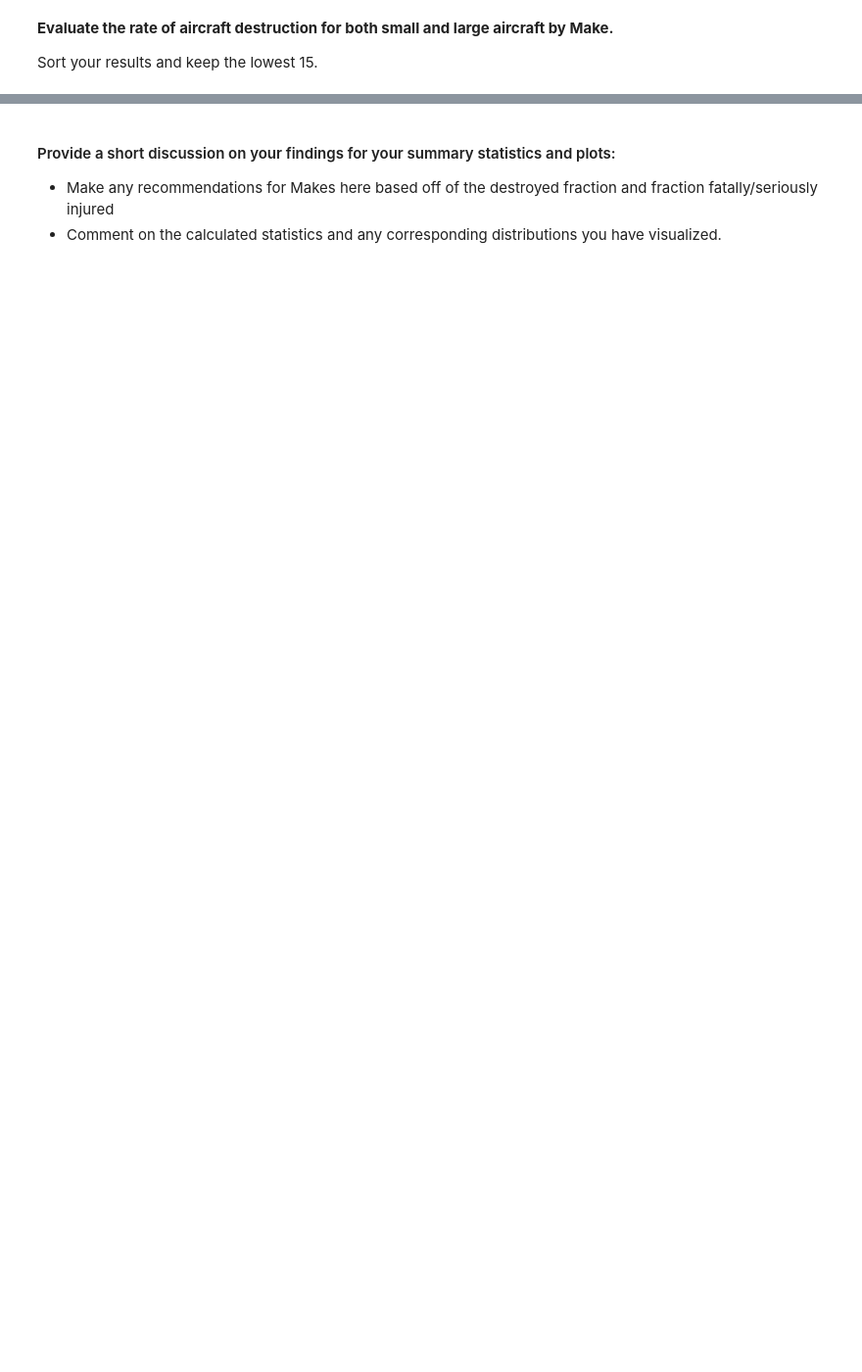
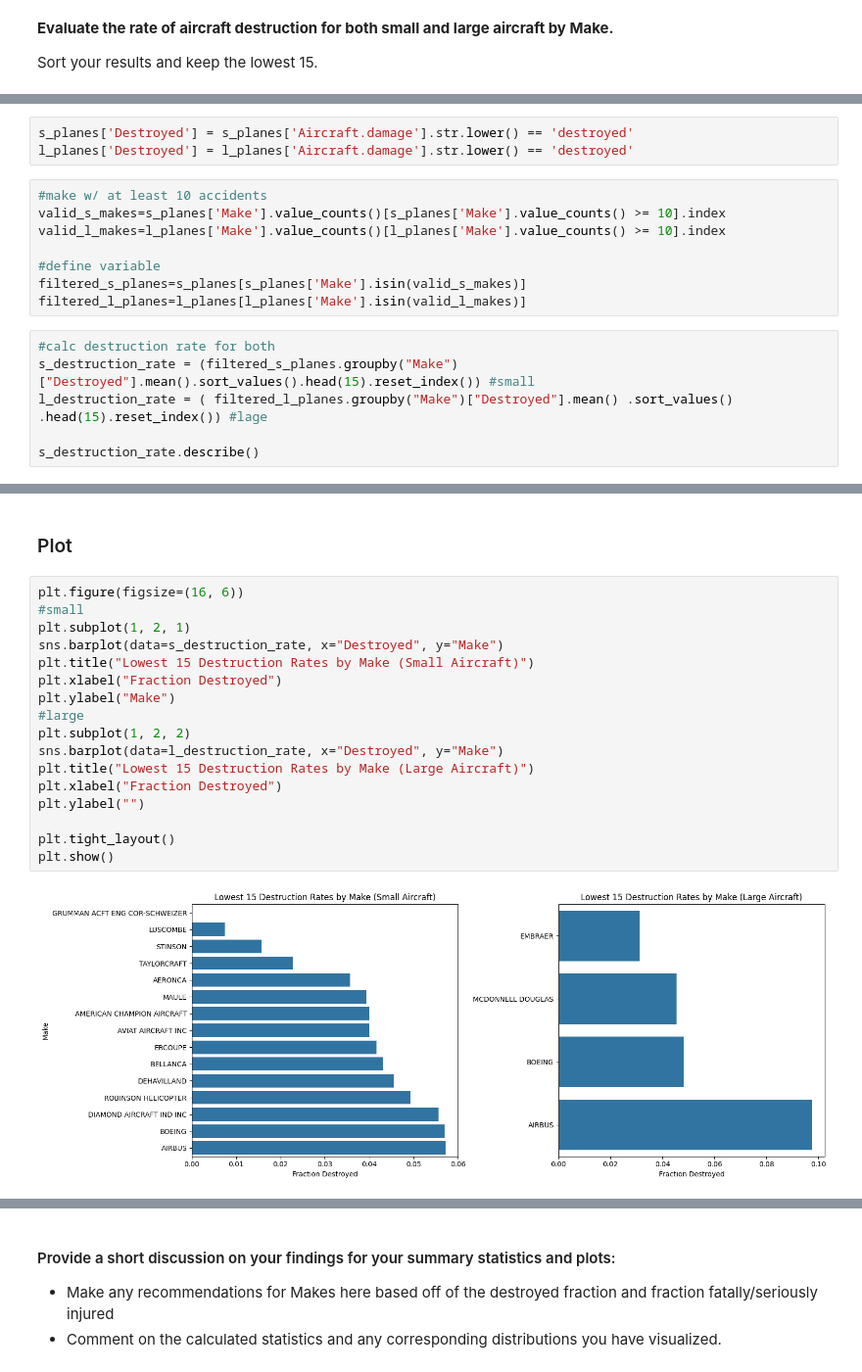
Before and after one commit to Lexie-D/dsc-course0-m8-lab, a Jupyter notebook: Aviation_Accidents_Data_Analysis.ipynb, the cells around one changed output, grey strips where cells are left out. Shown: that part at 98% size. Drawn from its saved outputs; the diff is of its cells as text; blank space fills up the shorter version.

```diff
--- a/Aviation_Accidents_Data_Analysis.ipynb
+++ b/Aviation_Accidents_Data_Analysis.ipynb
@@ -168,0 +191,17 @@ Sort your results and keep the lowest 15.
+# %%
+s_planes['Destroyed'] = s_planes['Aircraft.damage'].str.lower() == 'destroyed'
+l_planes['Destroyed'] = l_planes['Aircraft.damage'].str.lower() == 'destroyed'
+# %%
+#make w/ at least 10 accidents
+valid_s_makes=s_planes['Make'].value_counts()[s_planes['Make'].value_counts() >= 10].index
+valid_l_makes=l_planes['Make'].value_counts()[l_planes['Make'].value_counts() >= 10].index
+
+#define variable
+filtered_s_planes=s_planes[s_planes['Make'].isin(valid_s_makes)]
+filtered_l_planes=l_planes[l_planes['Make'].isin(valid_l_makes)]
+# %%
+#calc destruction rate for both
+s_destruction_rate = (filtered_s_planes.groupby("Make")["Destroyed"].mean().sort_values().head(15).reset_index()) #small
+l_destruction_rate = ( filtered_l_planes.groupby("Make")["Destroyed"].mean() .sort_values() .head(15).reset_index()) #lage
+
+s_destruction_rate.describe()
@@ -168,0 +230,21 @@ Sort your results and keep the lowest 15.
+# %% [markdown]
+### Plot
+# %%
+plt.figure(figsize=(16, 6))
+#small
+plt.subplot(1, 2, 1)
+sns.barplot(data=s_destruction_rate, x="Destroyed", y="Make")
+plt.title("Lowest 15 Destruction Rates by Make (Small Aircraft)")
+plt.xlabel("Fraction Destroyed")
+plt.ylabel("Make")
+#large
+plt.subplot(1, 2, 2)
+sns.barplot(data=l_destruction_rate, x="Destroyed", y="Make")
+plt.title("Lowest 15 Destruction Rates by Make (Large Aircraft)")
+plt.xlabel("Fraction Destroyed")
+plt.ylabel("")
+
+plt.tight_layout()
+plt.show()
+# %% [output]
+[figure, added]
```
Also changed, not shown: parts of 11 cells of this notebook.
